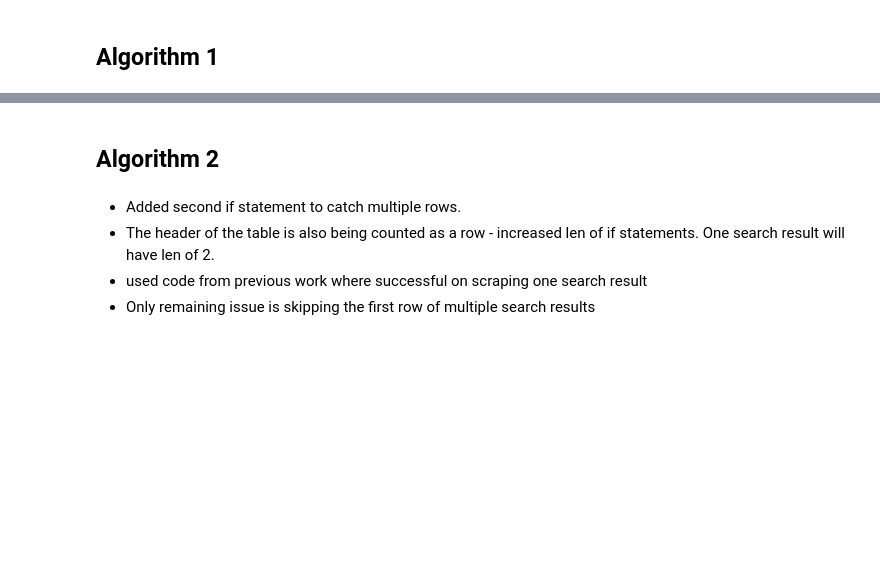
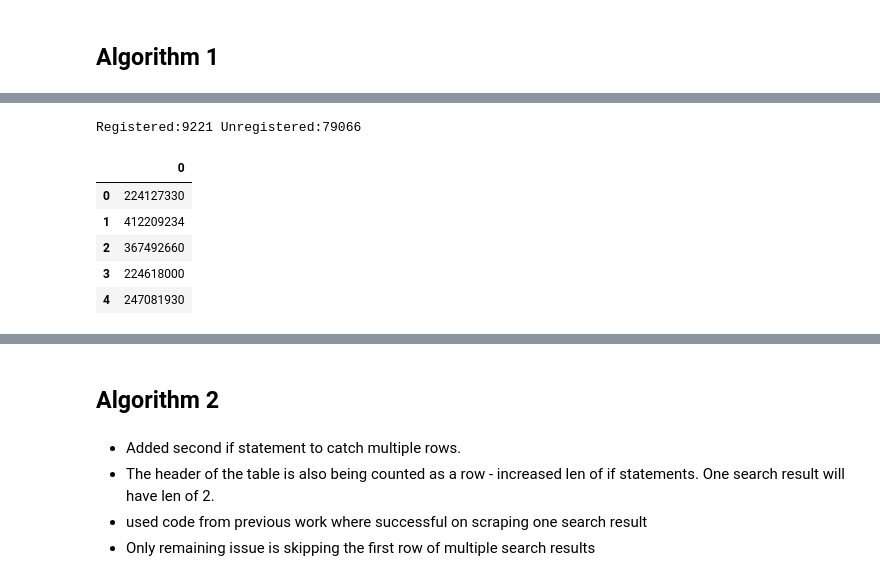
Before and after one commit to jessicarose00/Dark_to_Transparent, a Jupyter notebook: Selenium_IMO_Scrape.ipynb, the cells around one changed output, grey strips where cells are left out. Drawn from its saved outputs; the diff is of its cells as text; code cells hidden in the pictures; blank space fills up the shorter version.

Commit message:
concat results from algorithm1 to feedfull scrape

```diff
--- a/Selenium_IMO_Scrape.ipynb
+++ b/Selenium_IMO_Scrape.ipynb
@@ -97,0 +113,51 @@ Registered:389 Unregistered:3031
+# %%
+# read in each list of categorized numbers (create function to do this?)
+nr1 = pd.read_csv('./imo_notreg.csv')
+r1 = pd.read_csv('./imo_reg.csv')
+nr2 = pd.read_csv('./imo_notreg2.csv')
+r2 = pd.read_csv('./imo_reg2.csv')
+nr3 = pd.read_csv('./imo_notreg3.csv')
+r3 = pd.read_csv('./imo_reg3.csv')
+nr4 = pd.read_csv('./imo_notreg4.csv')
+r4 = pd.read_csv('./imo_reg4.csv')
+nr5 = pd.read_csv('./imo_notreg5.csv')
+r5 = pd.read_csv('./imo_reg5.csv')
+nr6 = pd.read_csv('./imo_notreg6.csv')
+r6 = pd.read_csv('./imo_reg6.csv')
+nr7 = pd.read_csv('./imo_notreg7.csv')
+r7 = pd.read_csv('./imo_reg7.csv')
+nr8 = pd.read_csv('./imo_notreg8.csv')
+r8 = pd.read_csv('./imo_reg8.csv')
+nr9 = pd.read_csv('./imo_notreg9.csv')
+r9 = pd.read_csv('./imo_reg9.csv')
+nr10 = pd.read_csv('./imo_notreg10.csv')
+r10 = pd.read_csv('./imo_reg10.csv')
+nr11 = pd.read_csv('./imo_notreg11.csv')
+r11 = pd.read_csv('./imo_reg11.csv')
+nr12 = pd.read_csv('./imo_notreg12.csv')
+r12 = pd.read_csv('./imo_reg12.csv')
+nr13 = pd.read_csv('./imo_notreg13.csv')
+r13 = pd.read_csv('./imo_reg13.csv')
+# %%
+# concatenate the registered and non-registered IMO lists
+
+imo_reg = pd.concat([r1,r2,r3,r4,r5,r6,r7,r8,r9,r10,r11,r12,r13], axis=0).reset_index(drop=True)
+
+imo_notreg = pd.concat([nr1,nr2,nr3,nr4,nr5,nr6,nr7,nr8,nr9,nr10,nr11,nr12,nr13], axis=0).reset_index(drop=True)
+
+print(f'Registered:{len(imo_reg)} Unregistered:{len(imo_notreg)}')
+# %% [output]
+Registered:9221 Unregistered:79066
+# %%
+# Drop the unnamed column
+imo_reg.drop(columns=['Unnamed: 0'], inplace=True)
+imo_notreg.drop(columns=['Unnamed: 0'], inplace=True)
+# %%
+imo_reg.head()
+# %% [output]
+|  | 0 |
+| 0 | 224127330 |
+| 1 | 412209234 |
+| 2 | 367492660 |
+| 3 | 224618000 |
+| 4 | 247081930 |
```
Also changed, not shown: parts of 13 cells of this notebook.
